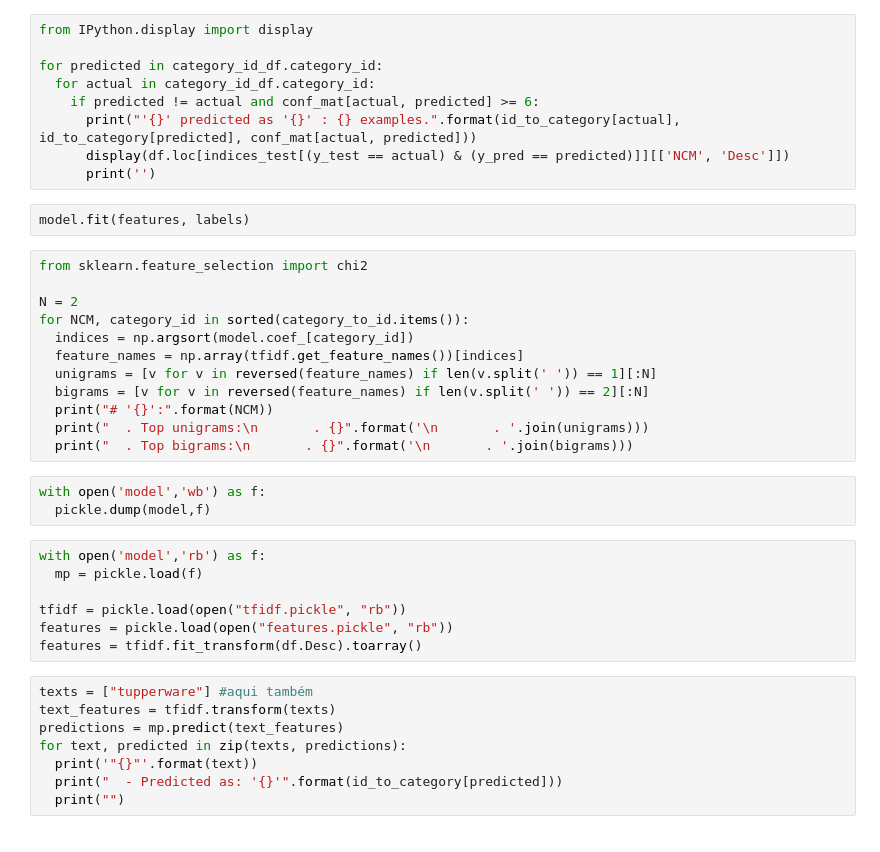
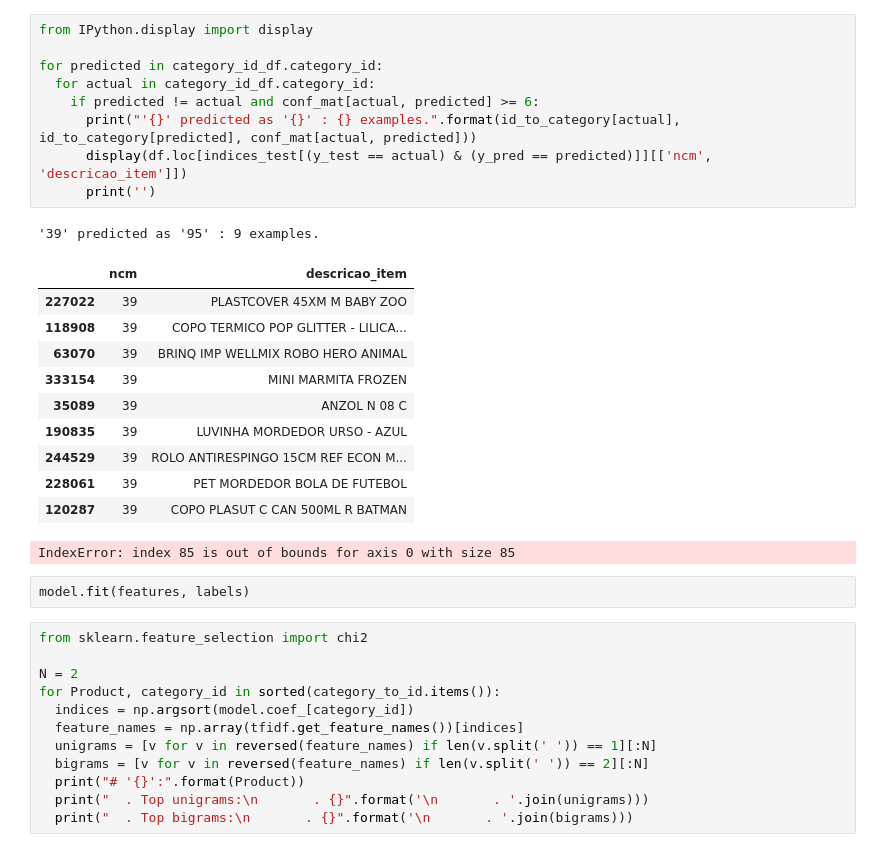
Before and after one commit to pedrobragap/products_classification, a Jupyter notebook: products_classificantion.ipynb, the cells around one changed output. Saved outputs shown, nothing was run; the diff lists cells and outputs as text.

```diff
--- a/products_classificantion.ipynb
+++ b/products_classificantion.ipynb
@@ -114,41 +196,36 @@ plt.show()
 # %%
 from IPython.display import display
 
 for predicted in category_id_df.category_id:
   for actual in category_id_df.category_id:
     if predicted != actual and conf_mat[actual, predicted] >= 6:
       print("'{}' predicted as '{}' : {} examples.".format(id_to_category[actual], id_to_category[predicted], conf_mat[actual, predicted]))
-      display(df.loc[indices_test[(y_test == actual) & (y_pred == predicted)]][['NCM', 'Desc']])
+      display(df.loc[indices_test[(y_test == actual) & (y_pred == predicted)]][['ncm', 'descricao_item']])
       print('')
+# %% [output]
+'39' predicted as '95' : 9 examples.
+|  | ncm | descricao_item |
+| 227022 | 39 | PLASTCOVER 45XM M BABY ZOO |
+| 118908 | 39 | COPO TERMICO POP GLITTER - LILICA... |
+| 63070 | 39 | BRINQ IMP WELLMIX ROBO HERO ANIMAL |
+| 333154 | 39 | MINI MARMITA FROZEN |
+| 35089 | 39 | ANZOL N 08 C |
+| 190835 | 39 | LUVINHA MORDEDOR URSO - AZUL |
+| 244529 | 39 | ROLO ANTIRESPINGO 15CM REF ECON M... |
+| 228061 | 39 | PET MORDEDOR BOLA DE FUTEBOL |
+| 120287 | 39 | COPO PLASUT C CAN 500ML R BATMAN |
+IndexError: index 85 is out of bounds for axis 0 with size 85
 # %%
 model.fit(features, labels)
 # %%
 from sklearn.feature_selection import chi2
 
 N = 2
-for NCM, category_id in sorted(category_to_id.items()):
+for Product, category_id in sorted(category_to_id.items()):
   indices = np.argsort(model.coef_[category_id])
   feature_names = np.array(tfidf.get_feature_names())[indices]
   unigrams = [v for v in reversed(feature_names) if len(v.split(' ')) == 1][:N]
   bigrams = [v for v in reversed(feature_names) if len(v.split(' ')) == 2][:N]
-  print("# '{}':".format(NCM))
+  print("# '{}':".format(Product))
   print("  . Top unigrams:\n       . {}".format('\n       . '.join(unigrams)))
   print("  . Top bigrams:\n       . {}".format('\n       . '.join(bigrams)))
-# %%
-with open('model','wb') as f:
-  pickle.dump(model,f)
-# %%
-with open('model','rb') as f:
-  mp = pickle.load(f)
-
-tfidf = pickle.load(open("tfidf.pickle", "rb"))
-features = pickle.load(open("features.pickle", "rb"))
-features = tfidf.fit_transform(df.Desc).toarray()
-# %%
-texts = ["tupperware"] #aqui também
-text_features = tfidf.transform(texts)
-predictions = mp.predict(text_features)
-for text, predicted in zip(texts, predictions):
-  print('"{}"'.format(text))
-  print("  - Predicted as: '{}'".format(id_to_category[predicted]))
-  print("")
```
Also changed, not shown: parts of 23 cells of this notebook.
